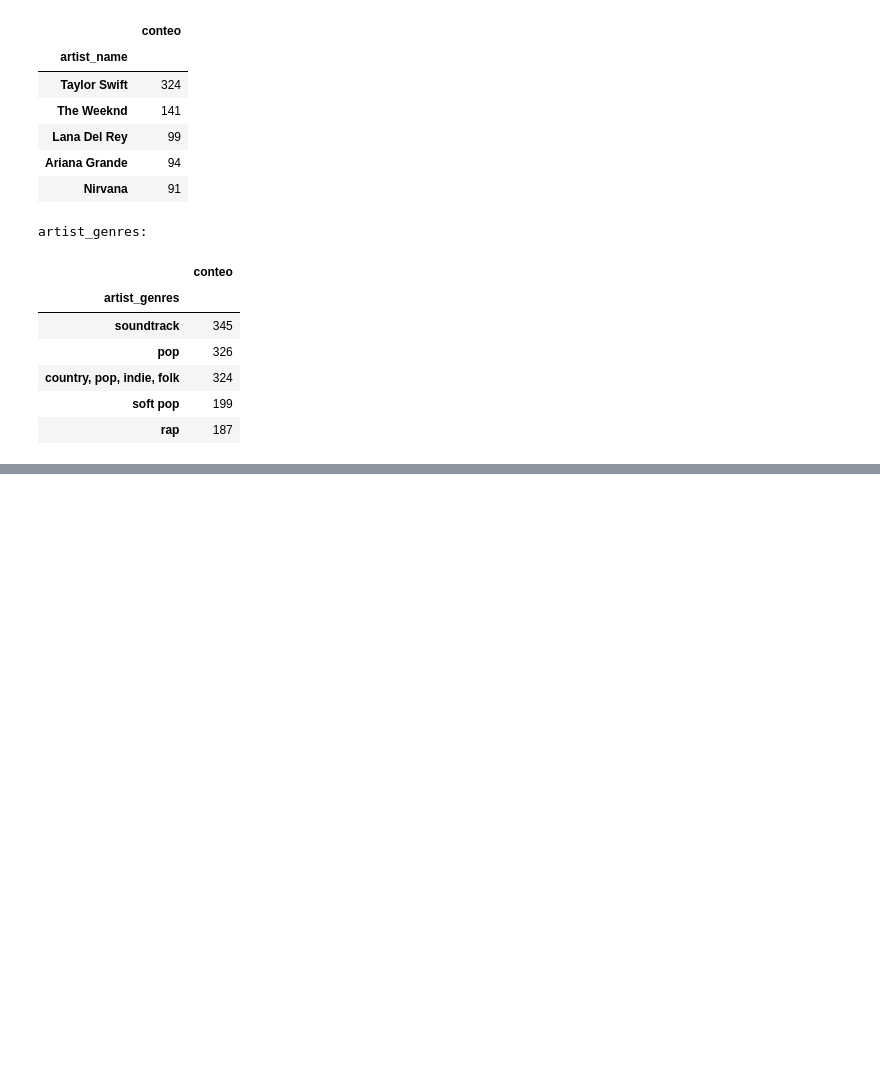
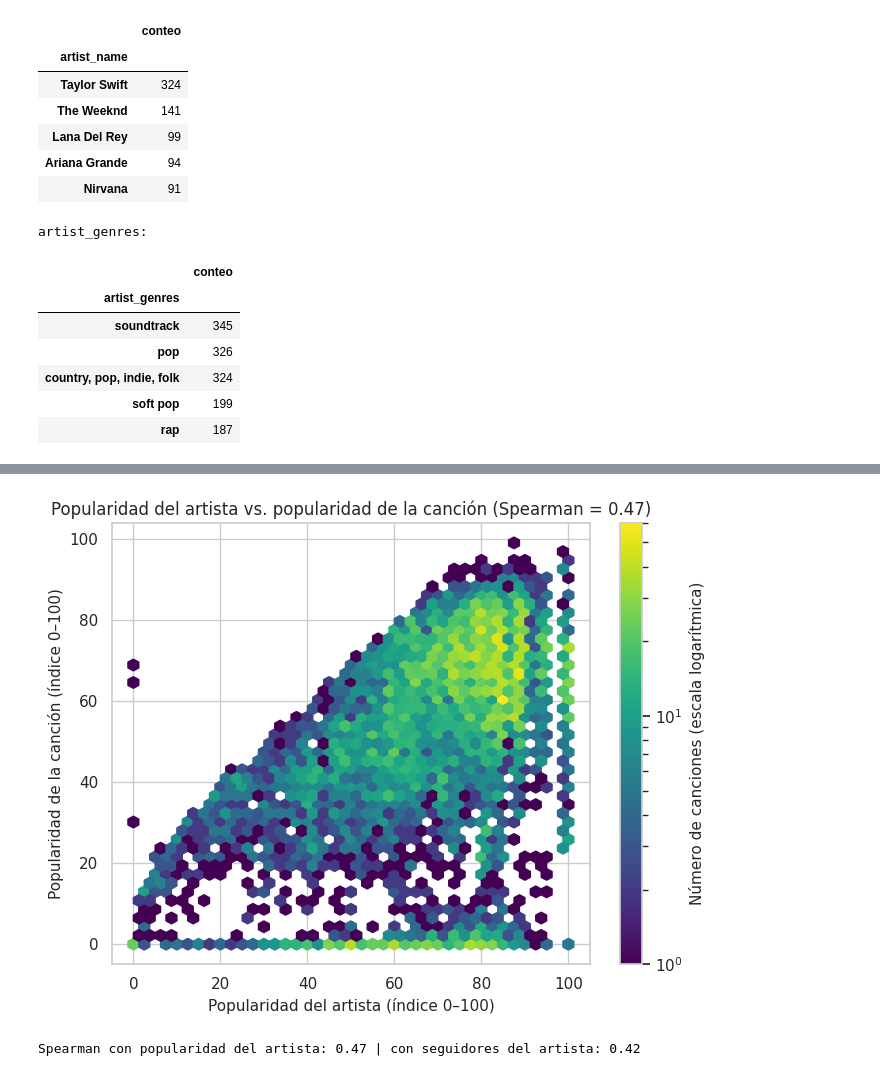
Before and after one commit to Luisfegit/Data-en-concierto, a Jupyter notebook: data_en_concierto_1_1.ipynb, the cells around one changed output, grey strips where cells are left out. Cells and saved outputs as stored; diff of their text form; code cells hidden in the pictures; blank space fills up the shorter version.

```diff
--- a/data_en_concierto_1_1.ipynb
+++ b/data_en_concierto_1_1.ipynb
@@ -272,0 +337,13 @@ artist_genres:
+# %%
+rho = d[[P, "artist_popularity"]].corr(method="spearman").iloc[0, 1]
+rho_f = d[[P, "artist_followers"]].corr(method="spearman").iloc[0, 1]
+fig, ax = plt.subplots(figsize=(7, 5.5))
+hb = ax.hexbin(d["artist_popularity"], d[P], gridsize=40, cmap="viridis", mincnt=1, bins="log")
+plt.colorbar(hb, label="Número de canciones (escala logarítmica)")
+ax.set(title=f"Popularidad del artista vs. popularidad de la canción (Spearman = {rho:.2f})",
+       xlabel="Popularidad del artista (índice 0–100)", ylabel="Popularidad de la canción (índice 0–100)")
+plt.tight_layout(); plt.show()
+print(f"Spearman con popularidad del artista: {rho:.2f} | con seguidores del artista: {rho_f:.2f}")
+# %% [output]
+[figure, added]
+Spearman con popularidad del artista: 0.47 | con seguidores del artista: 0.42
```
Also changed, not shown: parts of 16 cells of this notebook.
